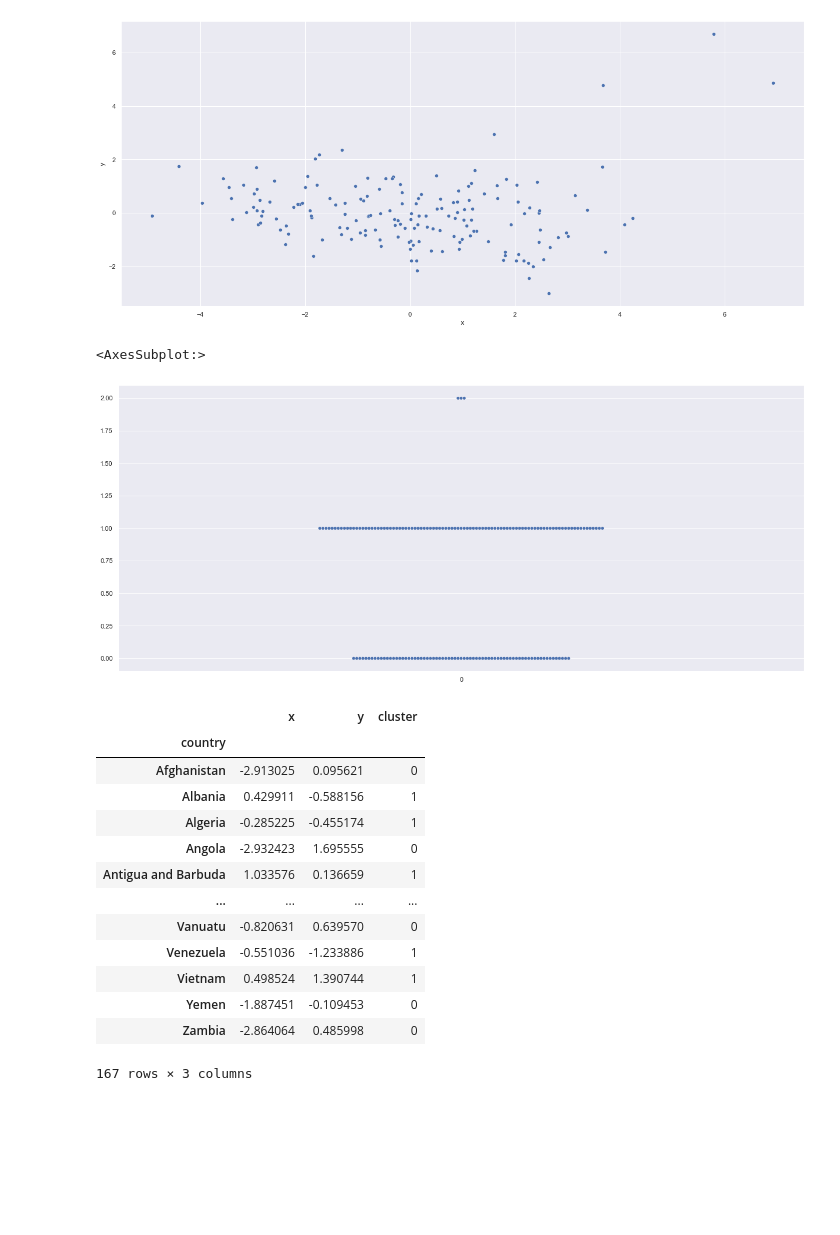
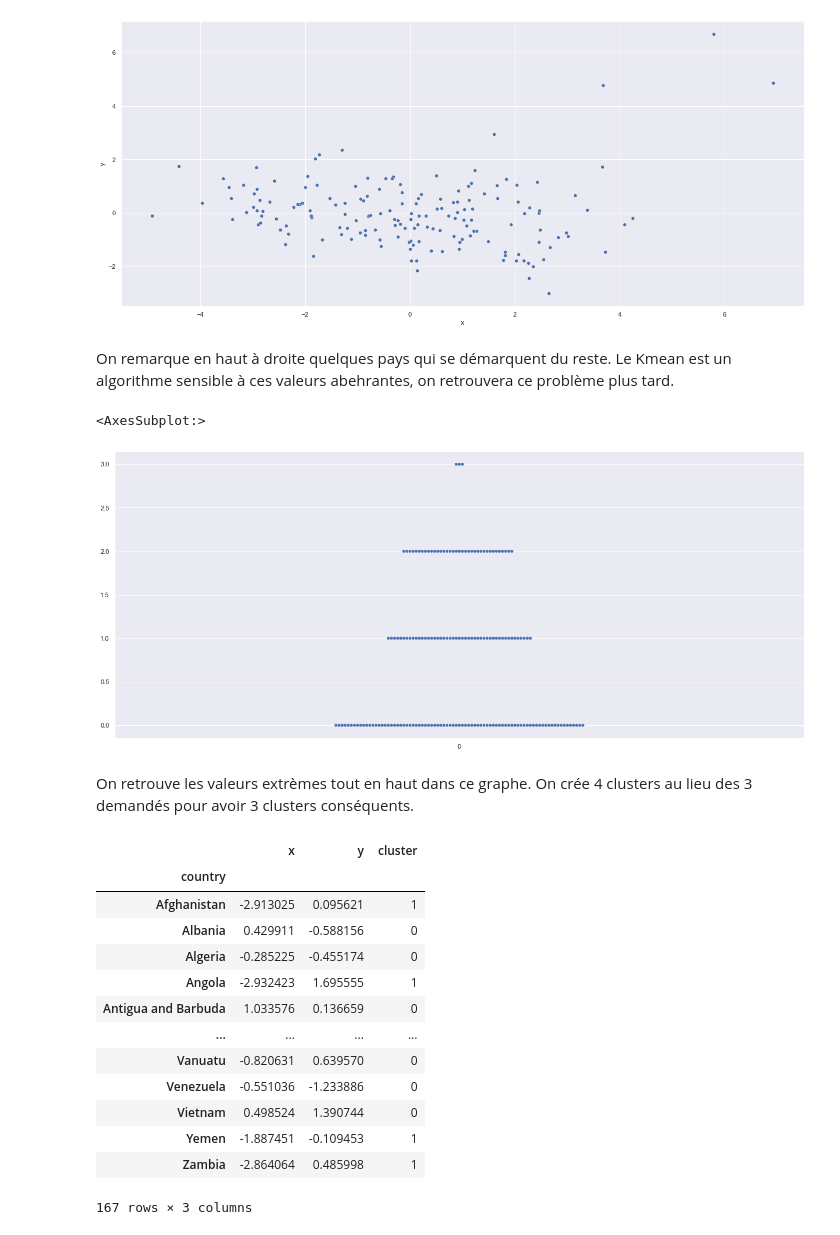
Before and after one commit to Vincent-Ta/Country_classification, a Jupyter notebook: main.ipynb, the cells around one changed output. Saved outputs shown, nothing was run; the diff lists cells and outputs as text; code cells hidden in the pictures; blank space fills up the shorter version.

Commit message:
ajout de la carte et 4 clusters pour le Kmeans

```diff
--- a/main.ipynb
+++ b/main.ipynb
@@ -206,27 +208,32 @@ sns.scatterplot(data=country_pca, x='x', y='y')
 # %% [output]
 <AxesSubplot:xlabel='x', ylabel='y'>
 [figure]
+# %% [markdown]
+On remarque en haut à droite quelques pays qui se démarquent du reste.
+Le Kmean est un algorithme sensible à ces valeurs abehrantes, on retrouvera ce problème plus tard.
 # %%
-kmeans_clustering =  KMeans(n_clusters=3, random_state=0).fit(country_pca)
+kmeans_clustering =  KMeans(n_clusters=4, random_state=0).fit(country_pca)
 country_pca['cluster'] = kmeans_clustering.labels_
 sns.swarmplot(data=country_pca.cluster)
 # %% [output]
 <AxesSubplot:>
-[figure, old version]
+[figure, new version]
+# %% [markdown]
+On retrouve les valeurs extrèmes tout en haut dans ce graphe. On crée 4 clusters au lieu des 3 demandés pour avoir 3 clusters conséquents.
 # %%
 country_pca
 # %% [output]
 |  | x | y | cluster |
 | country |  |  |  |
-| Afghanistan | -2.913025 | 0.095621 | 0 |
-| Albania | 0.429911 | -0.588156 | 1 |
-| Algeria | -0.285225 | -0.455174 | 1 |
-| Angola | -2.932423 | 1.695555 | 0 |
-| Antigua and Barbuda | 1.033576 | 0.136659 | 1 |
+| Afghanistan | -2.913025 | 0.095621 | 1 |
+| Albania | 0.429911 | -0.588156 | 0 |
+| Algeria | -0.285225 | -0.455174 | 0 |
+| Angola | -2.932423 | 1.695555 | 1 |
+| Antigua and Barbuda | 1.033576 | 0.136659 | 0 |
 | ... | ... | ... | ... |
 | Vanuatu | -0.820631 | 0.639570 | 0 |
-| Venezuela | -0.551036 | -1.233886 | 1 |
-| Vietnam | 0.498524 | 1.390744 | 1 |
-| Yemen | -1.887451 | -0.109453 | 0 |
-| Zambia | -2.864064 | 0.485998 | 0 |
+| Venezuela | -0.551036 | -1.233886 | 0 |
+| Vietnam | 0.498524 | 1.390744 | 0 |
+| Yemen | -1.887451 | -0.109453 | 1 |
+| Zambia | -2.864064 | 0.485998 | 1 |
 167 rows × 3 columns
```
Also changed, not shown: parts of 4 cells of this notebook.
